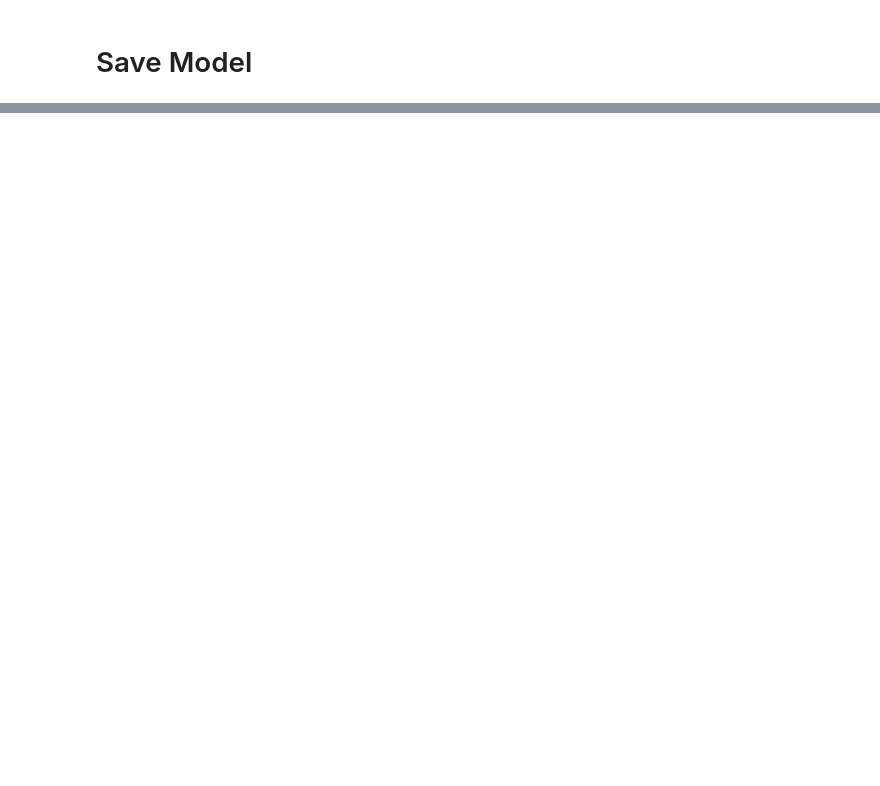
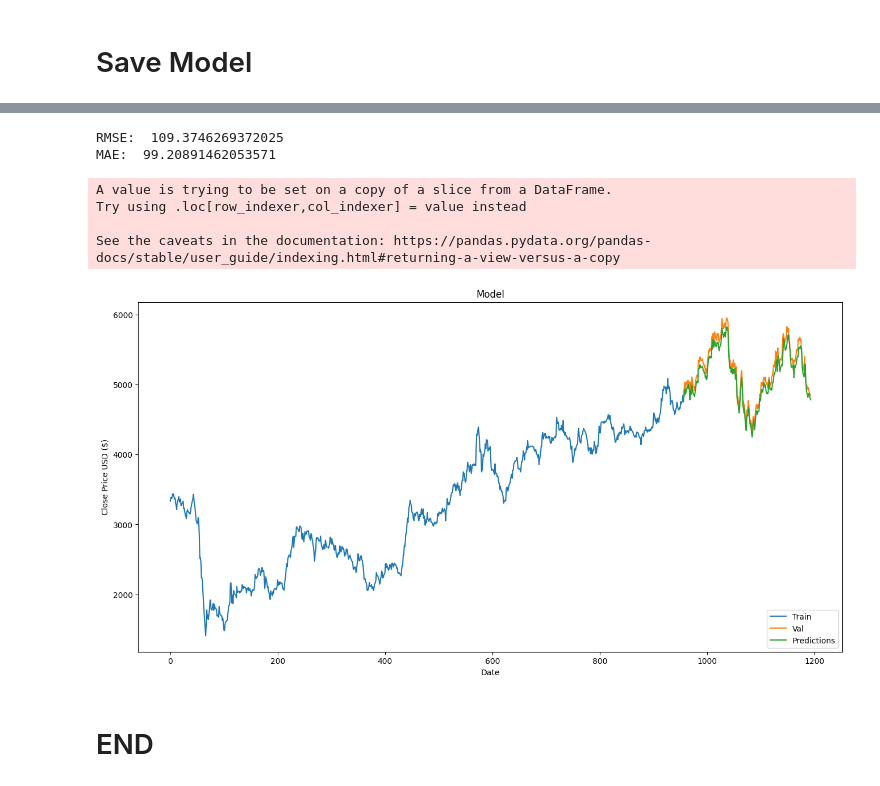
Before and after one commit to vannndar/Generative-AI-Saham, a Jupyter notebook: yfinance/lstmStockOnly bbni.ipynb, the cells around one changed output, grey strips where cells are left out. Cells and saved outputs as stored; diff of their text form; code cells hidden in the pictures; blank space fills up the shorter version.

```diff
--- a/yfinance/lstmStockOnly bbni.ipynb
+++ b/yfinance/lstmStockOnly bbni.ipynb
@@ -309,0 +565,3 @@ model.save('Model/lstm_model_bbni.h5')
+# %%
+news.index = news.index.normalize()
+news = news.groupby(news.index).first()
@@ -309,0 +751,15 @@ model.save('Model/lstm_model_bbni.h5')
+# %%
+test_data = scaled_combined_data[training_data_len - 60:, :]
+
+x_test = []
+y_test = dataset[training_data_len:, :]
+for i in range(60, len(test_data)):
+    x_test.append(test_data[i-60:i, :])  # Tambahkan semua fitur
+
+x_test = np.array(x_test)
+
+# Reshape data uji
+x_test = np.reshape(x_test, (x_test.shape[0], x_test.shape[1], x_test.shape[2]))
+
+predictions = model.predict(x_test)
+predictions = scaler.inverse_transform(predictions)
@@ -309,0 +768,36 @@ model.save('Model/lstm_model_bbni.h5')
+# %%
+from sklearn.metrics import mean_squared_error, mean_absolute_error
+
+# jumlah data prediction - jumlah data y_test
+start = len(predictions) - len(y_test)
+
+predictions = predictions[start:]
+
+# Hitung metrik evaluasi
+rmse = np.sqrt(mean_squared_error(y_test, predictions))
+mae = mean_absolute_error(y_test, predictions)
+
+print("RMSE: ", rmse)
+print("MAE: ", mae)
+# %% [output]
+RMSE:  109.3746269372025
+MAE:  99.20891462053571
+# %%
+train = data[:training_data_len]
+valid = data[training_data_len:]
+valid['Predictions'] = predictions
+
+plt.figure(figsize=(16,8))
+plt.title('Model')
+plt.xlabel('Date')
+plt.ylabel('Close Price USD ($)')
+plt.plot(train['Close'])
+plt.plot(valid[['Close', 'Predictions']])
+plt.legend(['Train', 'Val', 'Predictions'], loc='lower right')
+plt.show()
+# %% [output]
+A value is trying to be set on a copy of a slice from a DataFrame.
+Try using .loc[row_indexer,col_indexer] = value instead
+
+See the caveats in the documentation: https://pandas.pydata.org/pandas-docs/stable/user_guide/indexing.html#returning-a-view-versus-a-copy
+[figure, added]
@@ -309,0 +816,2 @@ model.save('Model/lstm_model_bbni.h5')
+# %% [markdown]
+# END
```
Also changed, not shown: parts of 41 cells of this notebook.
